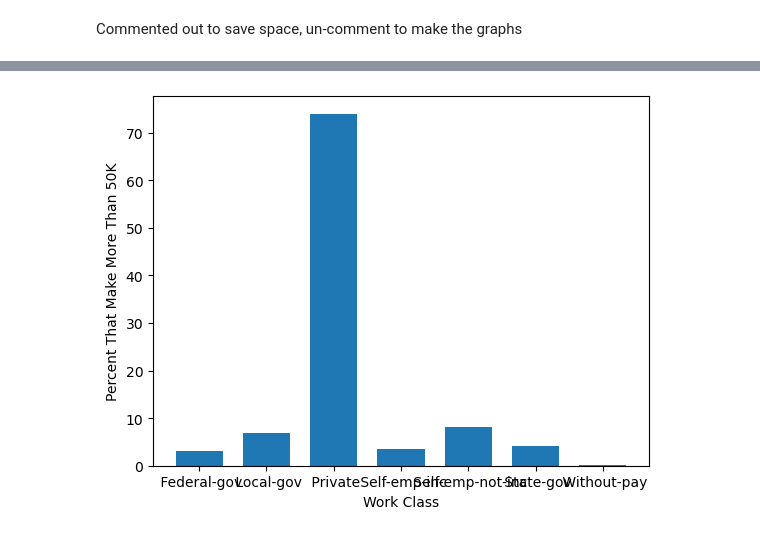
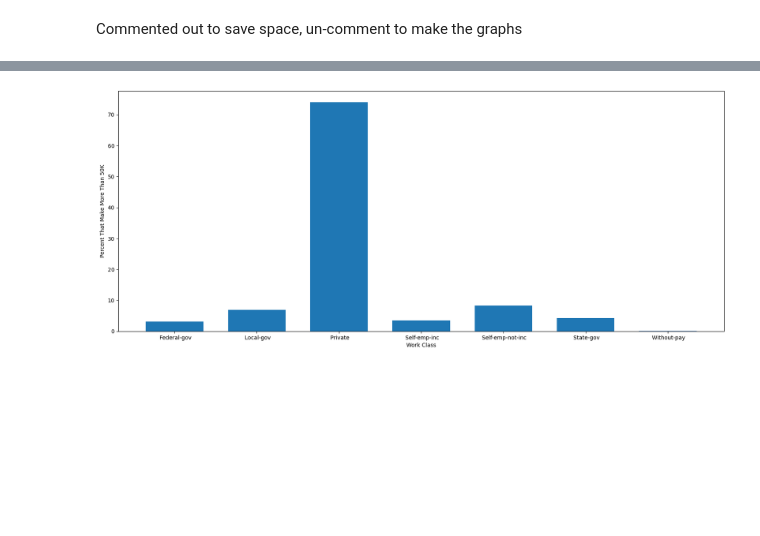
Before and after one commit to JohnJack-Lynch/PPL-Final-Project, a Jupyter notebook: pplFinalNotebookJRL_RH.ipynb, the cells around one changed output, grey strips where cells are left out. Cells and saved outputs as stored; diff of their text form; code cells hidden in the pictures; blank space fills up the shorter version.

```diff
--- a/pplFinalNotebookJRL_RH.ipynb
+++ b/pplFinalNotebookJRL_RH.ipynb
@@ -52,6 +52,7 @@ df.replace(' >50K', 0, inplace=True)
 df.replace(' <=50K', 1, inplace=True)
 
 df.drop(['relationship'], axis=1, inplace=True)
+df.drop(['fnlwgt'], axis=1, inplace=True)
 
 #display(df)
 
@@ -113,14 +122,16 @@ plt.show()
 # %%
+plt.figure(figsize = (20,8))
+
 classgroups = df.groupby('workclass')['income'].agg(['mean', 'count']).reset_index()
 
 classgroups['percent-over-50k'] = (classgroups['mean'] * 100).round(2)
 classgroups['population-percent'] = ((classgroups['count'] / len(df)) * 100).round(2)
 
 plt.bar(classgroups['workclass'], classgroups['population-percent'], width=0.7)
 
 plt.xlabel("Work Class")
 plt.ylabel("Percent That Make More Than 50K")
 plt.show()
 # %% [output]
-[figure, old version]
+[figure, new version]
 # %%
```
Also changed, not shown: parts of 8 cells of this notebook.
